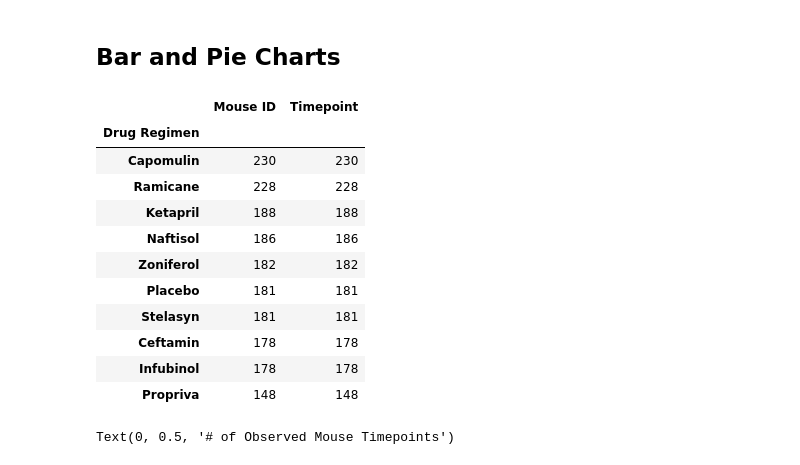
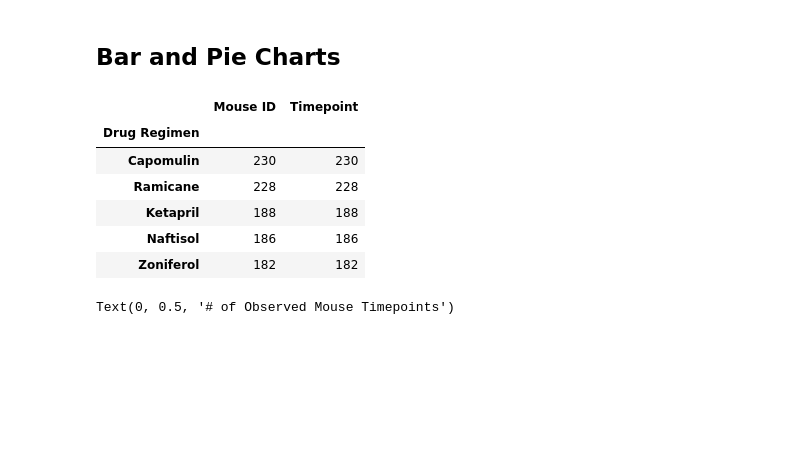
Before and after one commit to nazimben25/matplotlib-challenge, a Jupyter notebook: challeng5mywork.ipynb, the cells around one changed output. Drawn from its saved outputs; the diff is of its cells as text; code cells hidden in the pictures; blank space fills up the shorter version.

```diff
--- a/challeng5mywork.ipynb
+++ b/challeng5mywork.ipynb
@@ -161,23 +163,18 @@ summary_statistics
 # %%
 # Generate a bar plot showing the total number of rows (Mouse ID/Timepoints) for each drug regimen using Pandas.
 
 ## calculate data
 drugs_count = clean_df.groupby('Drug Regimen')[['Mouse ID','Timepoint']].count()
 drugs_count = drugs_count.sort_values("Mouse ID",ascending=False)
-drugs_count
+drugs_count.head()
 # %% [output]
 |  | Mouse ID | Timepoint |
 | Drug Regimen |  |  |
 | Capomulin | 230 | 230 |
 | Ramicane | 228 | 228 |
 | Ketapril | 188 | 188 |
 | Naftisol | 186 | 186 |
 | Zoniferol | 182 | 182 |
-| Placebo | 181 | 181 |
-| Stelasyn | 181 | 181 |
-| Ceftamin | 178 | 178 |
-| Infubinol | 178 | 178 |
-| Propriva | 148 | 148 |
 # %%
 plt.bar(drugs_count.index,drugs_count['Mouse ID'])
 plt.xticks(rotation= 90)
```
Also changed, not shown: parts of 6 cells of this notebook.
